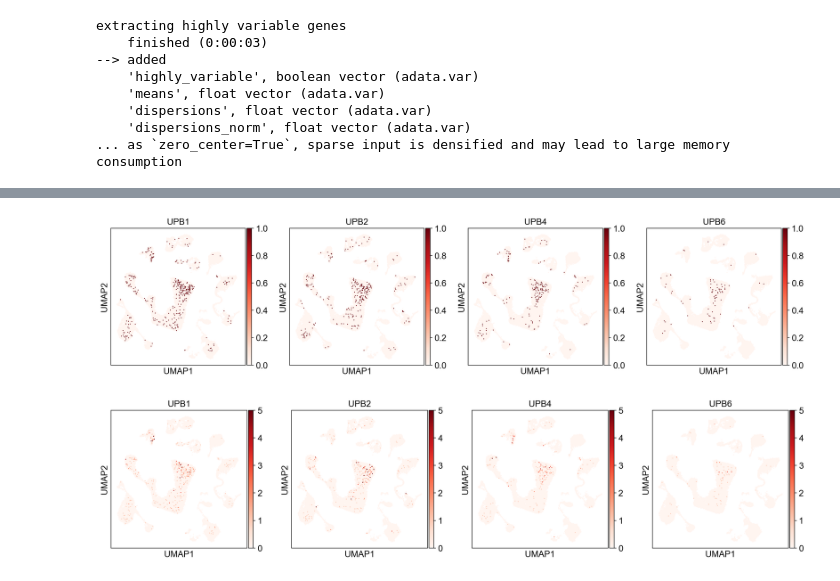
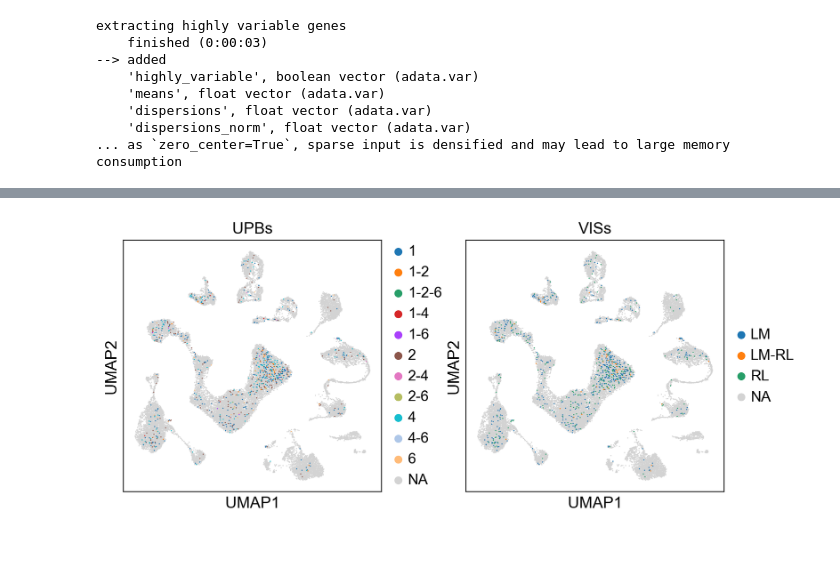
Before and after one commit to ryan-gorzek/trachtenberg-lab, a Jupyter notebook: transcriptomics/UPB/mix_datasets_Mouse_V1_Bar.ipynb, the cells around one changed output, grey strips where cells are left out. Cells and saved outputs as stored; diff of their text form; code cells hidden in the pictures; blank space fills up the shorter version.

```diff
--- a/transcriptomics/UPB/mix_datasets_Mouse_V1_Bar.ipynb
+++ b/transcriptomics/UPB/mix_datasets_Mouse_V1_Bar.ipynb
@@ -133,8 +142,4 @@ sc.pl.umap(adata, color=["Type"], legend_loc="on data", na_in_legend=False, lege
 # %%
-sc.pl.umap(adata, color=["UPB1", "UPB2", "UPB4", "UPB6"], vmax=1, size=8, color_map="Reds")
+sc.pl.umap(adata, color=["UPBs", "VISs"])
 # %% [output]
-[figure, old version]
+[figure, new version]
-# %%
-sc.pl.umap(adata, color=["UPB1", "UPB2", "UPB4", "UPB6"], vmax=5, size=8, color_map="Reds")
-# %% [output]
-[figure, removed]
```
Also changed, not shown: parts of 12 cells of this notebook, 13 other files.
